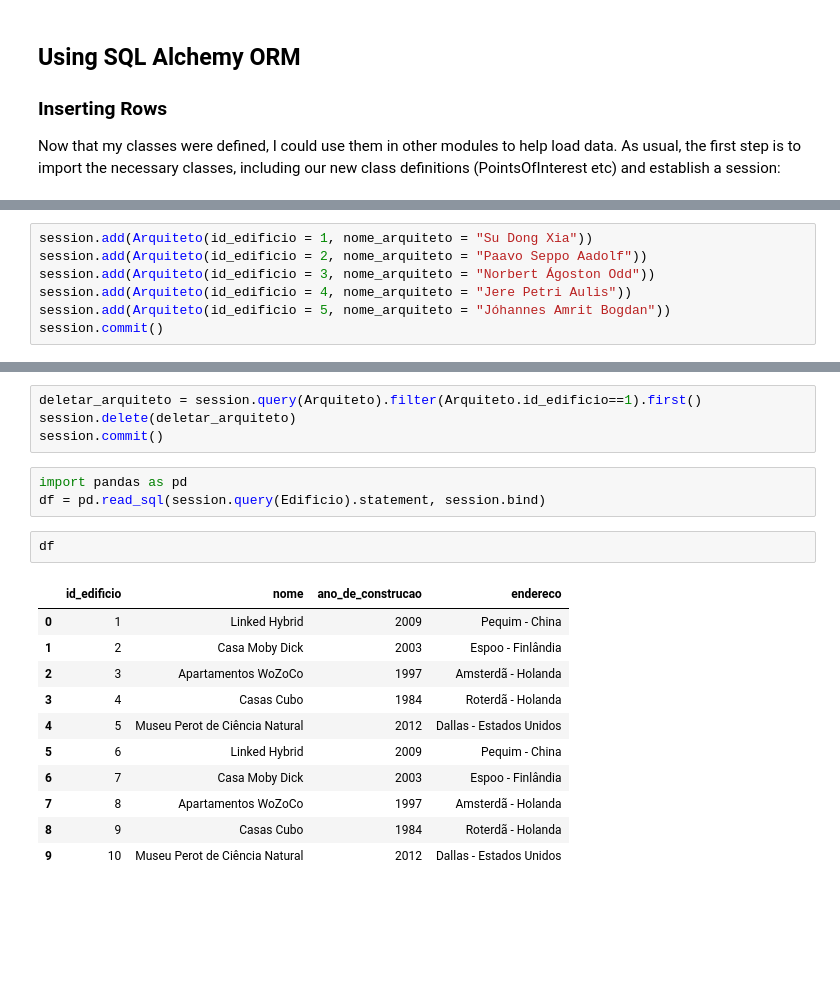
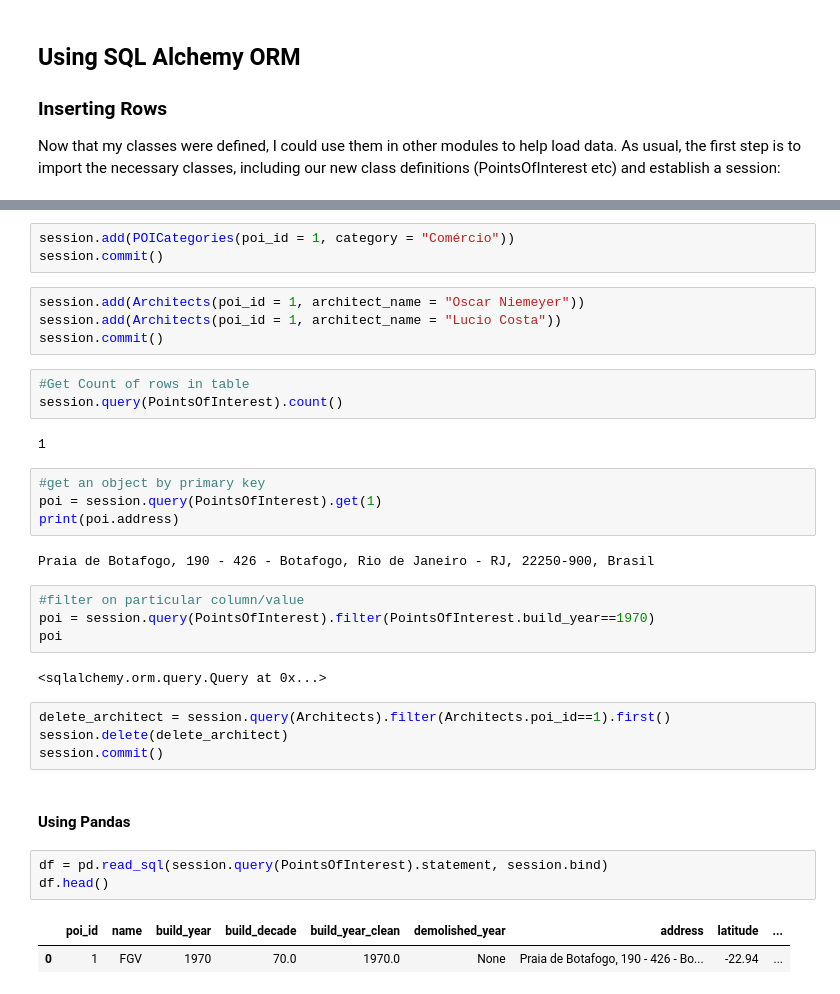
Before and after one commit to rsouza/Databases_Course, a Jupyter notebook: Notebooks/4_SQLAlchemy.ipynb, the cells around one changed output, grey strips where cells are left out. Saved outputs shown, nothing was run; the diff lists cells and outputs as text; blank space fills up the shorter version.

```diff
--- a/Notebooks/4_SQLAlchemy.ipynb
+++ b/Notebooks/4_SQLAlchemy.ipynb
@@ -621,7 +505,0 @@ session.commit()
-# %%
-session.add(Arquiteto(id_edificio = 1, nome_arquiteto = "Su Dong Xia"))
-session.add(Arquiteto(id_edificio = 2, nome_arquiteto = "Paavo Seppo Aadolf"))
-session.add(Arquiteto(id_edificio = 3, nome_arquiteto = "Norbert Ágoston Odd"))
-session.add(Arquiteto(id_edificio = 4, nome_arquiteto = "Jere Petri Aulis"))
-session.add(Arquiteto(id_edificio = 5, nome_arquiteto = "Jóhannes Amrit Bogdan"))
-session.commit()
@@ -634,22 +528,37 @@ session.query(Edificio).count()
+# %%
+session.add(POICategories(poi_id = 1, category = "Comércio"))
+session.commit()
+# %%
+session.add(Architects(poi_id = 1, architect_name = "Oscar Niemeyer"))
+session.add(Architects(poi_id = 1, architect_name = "Lucio Costa"))
+session.commit()
+# %%
+#Get Count of rows in table
+session.query(PointsOfInterest).count()
+# %% [output]
+1
+# %%
+#get an object by primary key
+poi = session.query(PointsOfInterest).get(1)
+print(poi.address)
+# %% [output]
+Praia de Botafogo, 190 - 426 - Botafogo, Rio de Janeiro - RJ, 22250-900, Brasil
+# %%
+#filter on particular column/value
+poi = session.query(PointsOfInterest).filter(PointsOfInterest.build_year==1970)
+poi
+# %% [output]
+<sqlalchemy.orm.query.Query at 0x...>
 # %%
-deletar_arquiteto = session.query(Arquiteto).filter(Arquiteto.id_edificio==1).first()
-session.delete(deletar_arquiteto)
+delete_architect = session.query(Architects).filter(Architects.poi_id==1).first()
+session.delete(delete_architect)
 session.commit()
+# %% [markdown]
+#### Using Pandas
 # %%
-import pandas as pd
-df = pd.read_sql(session.query(Edificio).statement, session.bind)
+df = pd.read_sql(session.query(PointsOfInterest).statement, session.bind)
+df.head()
+# %% [output]
+|  | poi_id | name | build_year | build_decade | build_year_clean | demolished_year | address | latitude | ... |
+| 0 | 1 | FGV | 1970 | 70.0 | 1970.0 | None | Praia de Botafogo, 190 - 426 - Bo... | -22.94 | ... |
-# %%
-df
-# %% [output]
-|  | id_edificio | nome | ano_de_construcao | endereco |
-| 0 | 1 | Linked Hybrid | 2009 | Pequim - China |
-| 1 | 2 | Casa Moby Dick | 2003 | Espoo - Finlândia |
-| 2 | 3 | Apartamentos WoZoCo | 1997 | Amsterdã - Holanda |
-| 3 | 4 | Casas Cubo | 1984 | Roterdã - Holanda |
-| 4 | 5 | Museu Perot de Ciência Natural | 2012 | Dallas - Estados Unidos |
-| 5 | 6 | Linked Hybrid | 2009 | Pequim - China |
-| 6 | 7 | Casa Moby Dick | 2003 | Espoo - Finlândia |
-| 7 | 8 | Apartamentos WoZoCo | 1997 | Amsterdã - Holanda |
-| 8 | 9 | Casas Cubo | 1984 | Roterdã - Holanda |
-| 9 | 10 | Museu Perot de Ciência Natural | 2012 | Dallas - Estados Unidos |
 # %%
```
Also changed, not shown: parts of 25 cells of this notebook.
